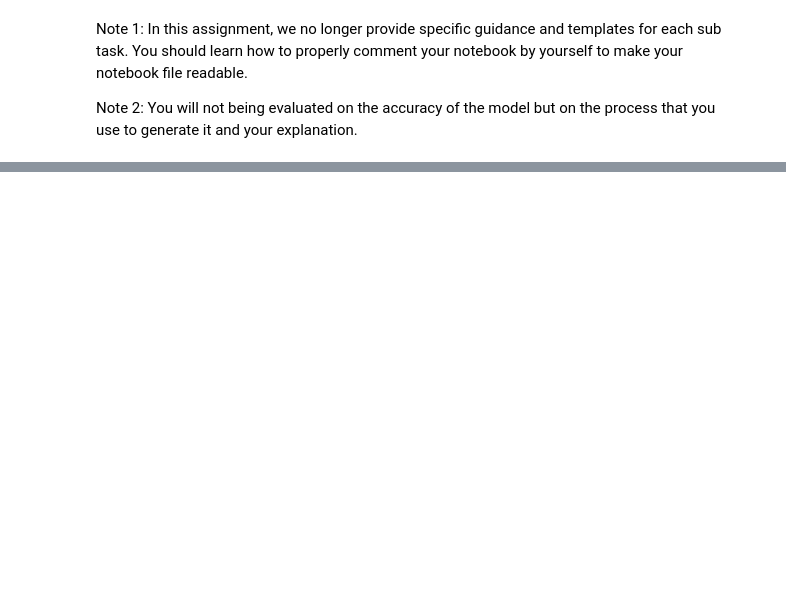
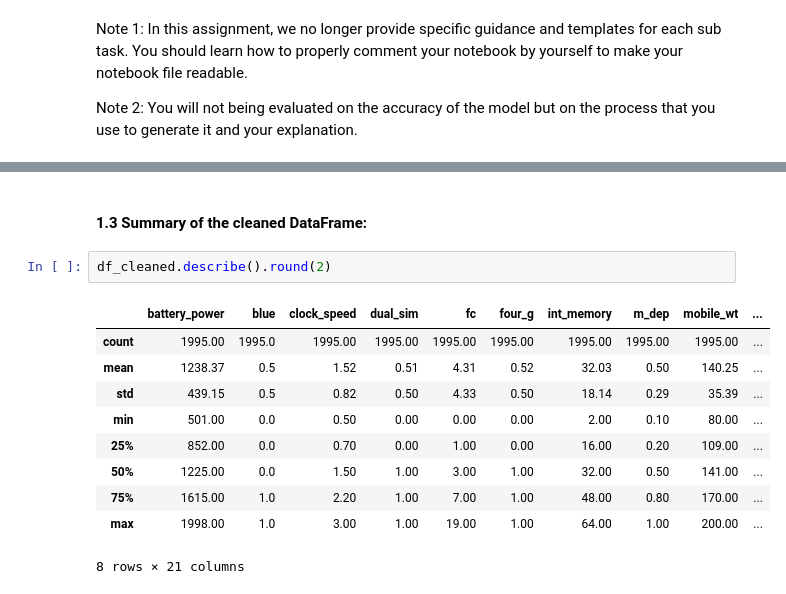
Before and after one commit to leonguyen18/MQ-Data-Science-Portfolio-3, a Jupyter notebook: Portfolio_Part_3_(2024_S1)_Questions.ipynb, the cells around one changed output, grey strips where cells are left out. Cells and saved outputs as stored; diff of their text form; blank space fills up the shorter version.

```diff
--- a/Portfolio_Part_3_(2024_S1)_Questions.ipynb
+++ b/Portfolio_Part_3_(2024_S1)_Questions.ipynb
@@ -52,0 +166,15 @@ Note 2: You will not being evaluated on the accuracy of the model but on the pro
+# %% [markdown]
+#### 1.3 Summary of the cleaned DataFrame:
+# %%
+df_cleaned.describe().round(2)
+# %% [output]
+|  | battery_power | blue | clock_speed | dual_sim | fc | four_g | int_memory | m_dep | mobile_wt | ... |
+| count | 1995.00 | 1995.0 | 1995.00 | 1995.00 | 1995.00 | 1995.00 | 1995.00 | 1995.00 | 1995.00 | ... |
+| mean | 1238.37 | 0.5 | 1.52 | 0.51 | 4.31 | 0.52 | 32.03 | 0.50 | 140.25 | ... |
+| std | 439.15 | 0.5 | 0.82 | 0.50 | 4.33 | 0.50 | 18.14 | 0.29 | 35.39 | ... |
+| min | 501.00 | 0.0 | 0.50 | 0.00 | 0.00 | 0.00 | 2.00 | 0.10 | 80.00 | ... |
+| 25% | 852.00 | 0.0 | 0.70 | 0.00 | 1.00 | 0.00 | 16.00 | 0.20 | 109.00 | ... |
+| 50% | 1225.00 | 0.0 | 1.50 | 1.00 | 3.00 | 1.00 | 32.00 | 0.50 | 141.00 | ... |
+| 75% | 1615.00 | 1.0 | 2.20 | 1.00 | 7.00 | 1.00 | 48.00 | 0.80 | 170.00 | ... |
+| max | 1998.00 | 1.0 | 3.00 | 1.00 | 19.00 | 1.00 | 64.00 | 1.00 | 200.00 | ... |
+8 rows × 21 columns
```
Also changed, not shown: parts of 20 cells of this notebook, 1 other file.
